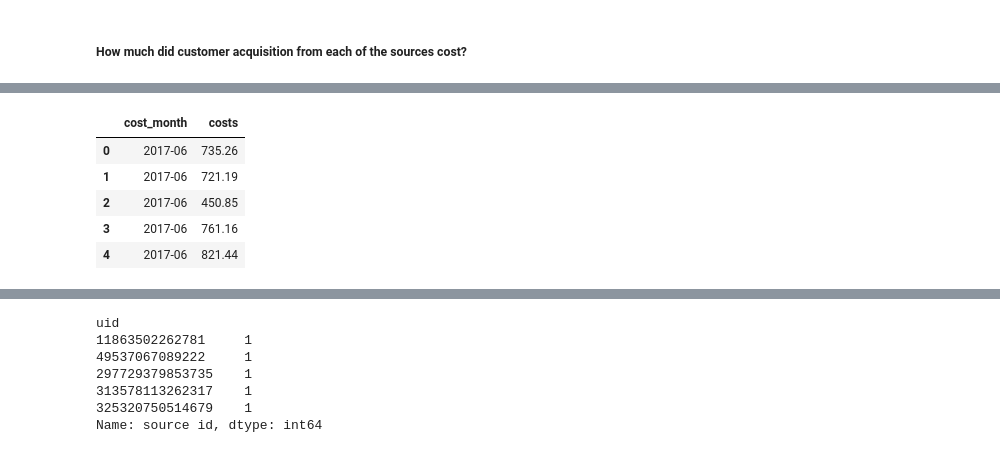
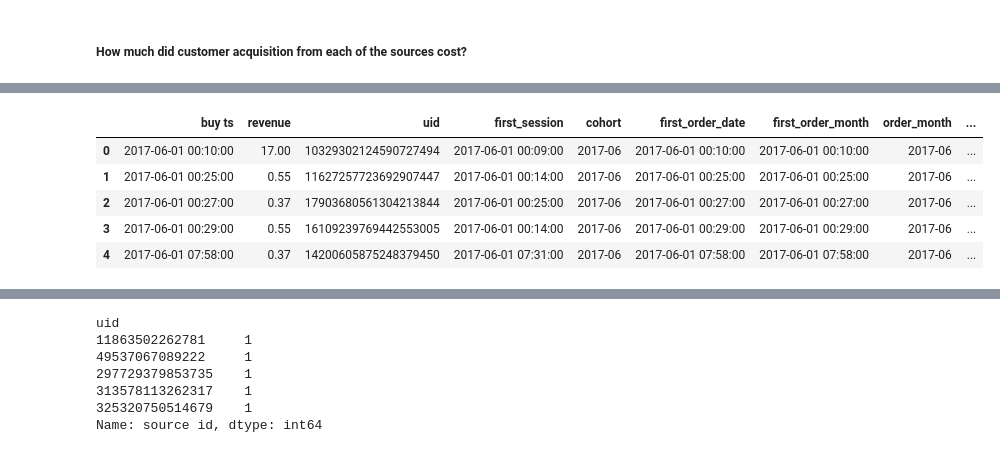
Before and after one commit to AcePine/yandex-marketing-expenses, a Jupyter notebook: yandex-data.ipynb, the cells around one changed output, grey strips where cells are left out. Cells and saved outputs as stored; diff of their text form; code cells hidden in the pictures.

```diff
--- a/yandex-data.ipynb
+++ b/yandex-data.ipynb
@@ -73,5 +73,5 @@ dtypes: category(1), int64(1), object(2), uint64(1)
 memory usage: 57.9 MB
 # %%
 # not a lot of memory was saved. Let's move on to other object columns
-visits['End Ts'] = pd.to_datetime(visits['End Ts'], format="%Y.%m.%d %H:%M")
-visits['Start Ts'] = pd.to_datetime(visits['Start Ts'], format="%Y.%m.%d %H:%M")
+visits['End Ts'] = pd.to_datetime(visits['End Ts'])
+visits['Start Ts'] = pd.to_datetime(visits['Start Ts'])
@@ -102,3 +86,9 @@ visits.head(5)
 | 2 | touch | 2017-07-01 01:54:00 | 5 | 2017-07-01 01:54:00 | 7459035603376831527 |
 | 3 | desktop | 2018-05-20 11:23:00 | 9 | 2018-05-20 10:59:00 | 16174680259334210214 |
 | 4 | desktop | 2017-12-27 14:06:00 | 3 | 2017-12-27 14:06:00 | 9969694820036681168 |
+# %%
+visits['week'] = visits['start ts'].astype('datetime64[W]')
+visits['month'] = visits['start ts'].astype('datetime64[M]')
+visits['year'] = visits['start ts'].dt.year
+
+visits.head()
@@ -686,3 +669,17 @@ orders_2.head()
 | 2 | 2017-06-01 00:27:00 | 0.37 | 17903680561304213844 | 2017-06-01 00:25:00 | 2017-06 |
 | 3 | 2017-06-01 00:29:00 | 0.55 | 16109239769442553005 | 2017-06-01 00:14:00 | 2017-06 |
 | 4 | 2017-06-01 07:58:00 | 0.37 | 14200605875248379450 | 2017-06-01 07:31:00 | 2017-06 |
+# %%
+# looking to find average revenue per user for each month
+
+first_order_date_by_customers = orders_2.groupby('uid')['buy ts'].min()
+
+first_order_date_by_customers.name = 'first_order_date'
+
+orders_2 = orders_2.join(first_order_date_by_customers, on='uid', rsuffix='_r')
+orders_2['first_order_month'] = orders_2['first_order_date'].astype('datetime64[M]')
+orders_2['order_month'] = orders_2['buy ts'].astype('datetime64[M]')
+
+orders_grouped_by_cohorts = orders_2.groupby(['first_order_month', 'order_month']).agg({'revenue': 'sum', 'uid': 'nunique'})
+
+print(orders_grouped_by_cohorts.head())
@@ -982,9 +965,9 @@ buyers_per_month.head()
 # %%
-costs_by_month.head()
+orders_2.head()
 # %% [output]
-|  | cost_month | costs |
-| 0 | 2017-06 | 735.26 |
-| 1 | 2017-06 | 721.19 |
-| 2 | 2017-06 | 450.85 |
-| 3 | 2017-06 | 761.16 |
-| 4 | 2017-06 | 821.44 |
+|  | buy ts | revenue | uid | first_session | cohort | first_order_date | first_order_month | order_month | ... |
+| 0 | 2017-06-01 00:10:00 | 17.00 | 10329302124590727494 | 2017-06-01 00:09:00 | 2017-06 | 2017-06-01 00:10:00 | 2017-06-01 00:10:00 | 2017-06 | ... |
+| 1 | 2017-06-01 00:25:00 | 0.55 | 11627257723692907447 | 2017-06-01 00:14:00 | 2017-06 | 2017-06-01 00:25:00 | 2017-06-01 00:25:00 | 2017-06 | ... |
+| 2 | 2017-06-01 00:27:00 | 0.37 | 17903680561304213844 | 2017-06-01 00:25:00 | 2017-06 | 2017-06-01 00:27:00 | 2017-06-01 00:27:00 | 2017-06 | ... |
+| 3 | 2017-06-01 00:29:00 | 0.55 | 16109239769442553005 | 2017-06-01 00:14:00 | 2017-06 | 2017-06-01 00:29:00 | 2017-06-01 00:29:00 | 2017-06 | ... |
+| 4 | 2017-06-01 07:58:00 | 0.37 | 14200605875248379450 | 2017-06-01 07:31:00 | 2017-06 | 2017-06-01 07:58:00 | 2017-06-01 07:58:00 | 2017-06 | ... |
```
Also changed, not shown: parts of 66 cells of this notebook.
